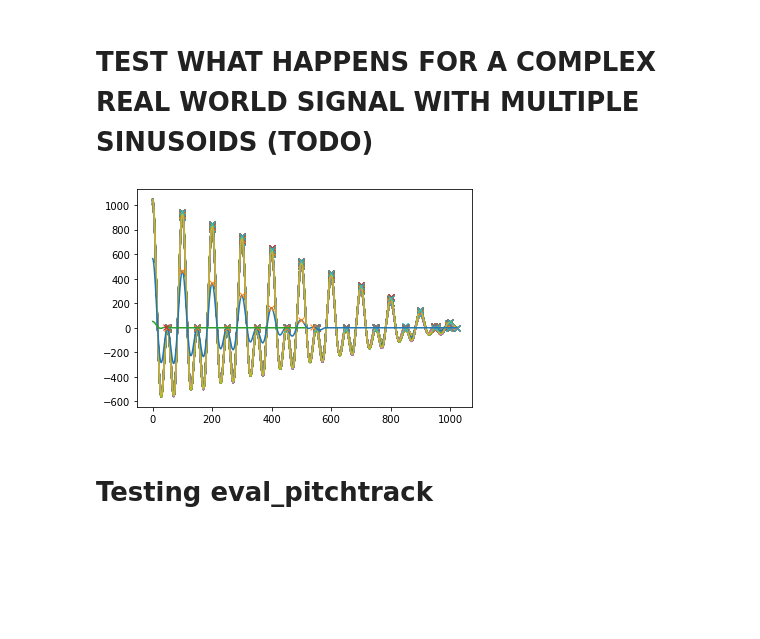
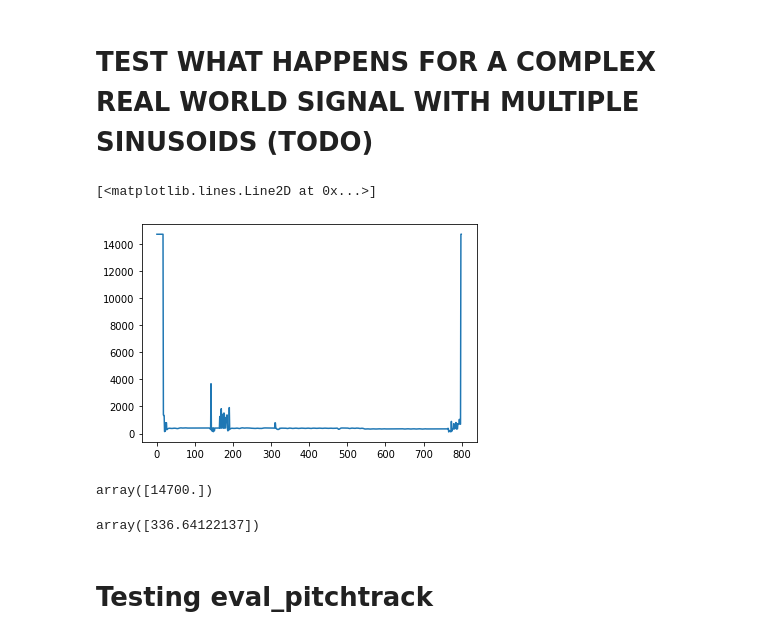
Before and after one commit to VedantKalbag/ACA-assignments, a Jupyter notebook: assignment_1/ass1.ipynb, the cells around one changed output. Cells and saved outputs as stored; diff of their text form; code cells hidden in the pictures; blank space fills up the shorter version.

```diff
--- a/assignment_1/ass1.ipynb
+++ b/assignment_1/ass1.ipynb
@@ -95,7 +95,7 @@ def comp_acf(inputVector, bIsNormalized=False):
 
     return np.array(c) # OUTPUT NEEDS TO BE AN ARRAY OF CORRELATION ARRAYS
 # %%
-def get_f0_from_acf (r, fs):
+"""def get_f0_from_acf (r, fs):
     # Implement a function get_f0_from_acf (r, fs) that takes the output of comp_acf
     # and computes and returns the fundamental frequency f0 of that block in Hz
     # (Textbook ref: 7.3.3.2).
@@ -109,4 +109,28 @@ def get_f0_from_acf (r, fs):
     f.append(f_calc)
     plt.plot(r)
     plt.plot(p,r[p],"x")
-    return np.array(f)
+    return np.array(f)"""
+# %%
+def get_f0_from_acf (r, fs):
+    # Implement a function get_f0_from_acf (r, fs) that takes the output of comp_acf
+    # and computes and returns the fundamental frequency f0 of that block in Hz
+    # (Textbook ref: 7.3.3.2).
+    #print("get_f0")
+    f=[]
+    p,_=scipy.signal.find_peaks(r)
+    #print(p[0])
+    calculated_ts = p[np.argmax(r[p])]
+    #calculated_ts=p[0] # THIS METHOD WILL BREAK FOR REAL WORLD SIGNALS
+    # To fix this for real world signals, iterate through p, and find the value of r at each of these sample numbers.
+    # The max of this value will correspond to the sample number for the fundamental frequency
+    #if calculated_ts == 0:
+    #   print(r)
+    #   print(p)
+    #   for ele in p:
+    #      print(r[ele],ele)
+    #print(calculated_ts)
+    f_calc=fs/calculated_ts
+    f.append(f_calc)
+    #plt.plot(r)
+    #plt.plot(p,r[p],"x")
+    return np.array(f)
@@ -114,15 +176,17 @@ def get_f0_from_acf (r, fs):
 def track_pitch_acf(x,blockSize,hopSize,fs):
     # Implement a 'main' function track_pitch_acf(x,blockSize,hopSize,fs)
     # that calls the three functions above and returns two vectors f0 and timeInSec.
+    #print("track_pitch")
     a,ts = block_audio(x,blockSize,hopSize,fs)
     #print(a.shape)
     #print(ts.shape)
     f=[]
     c = comp_acf(a)
     #f_calc = get_f0_from_acf(c,fs)
-    for blk in c:
+
+    for blk in range(0,c.shape[0]):
         #print(blk)
-        f_calc = get_f0_from_acf(blk,fs)
+        f_calc = get_f0_from_acf(c[blk],fs)
         f.append(f_calc)
         #print(f_calc)
     f0=np.array(f)
@@ -286,18 +496,19 @@ plt.plot(peaks,calculated_correlation[0][peaks],"x") # plot(x_position, y_positi
 [figure]
 # %% [markdown]
 # TEST WHAT HAPPENS FOR A COMPLEX REAL WORLD SIGNAL WITH MULTIPLE SINUSOIDS (TODO)
-# %%
-#TODO: Add
-sig_a=np.sin(2*np.pi*f1*samples1/fs)
-sig_b=np.sin(2*np.pi*f2*samples2/fs)
-s=sig_a+sig_b
-blockSize=1024
-hopSize=512
-fs=44100
-
-f0,t=track_pitch_acf(s,blockSize, hopSize, fs)
-# %% [output]
-[figure, removed]
+# %%
+plt.plot(f0[:800])
+# %% [output]
+[<matplotlib.lines.Line2D at 0x...>]
+[figure, added]
+# %%
+f0[800]
+# %% [output]
+array([14700.])
+# %%
+f0[np.argmax(f0[100:])]
+# %% [output]
+array([336.64122137])
 # %% [markdown]
 # Testing eval_pitchtrack
 # %%
```
Also changed, not shown: parts of 25 cells of this notebook, 4 other files.
